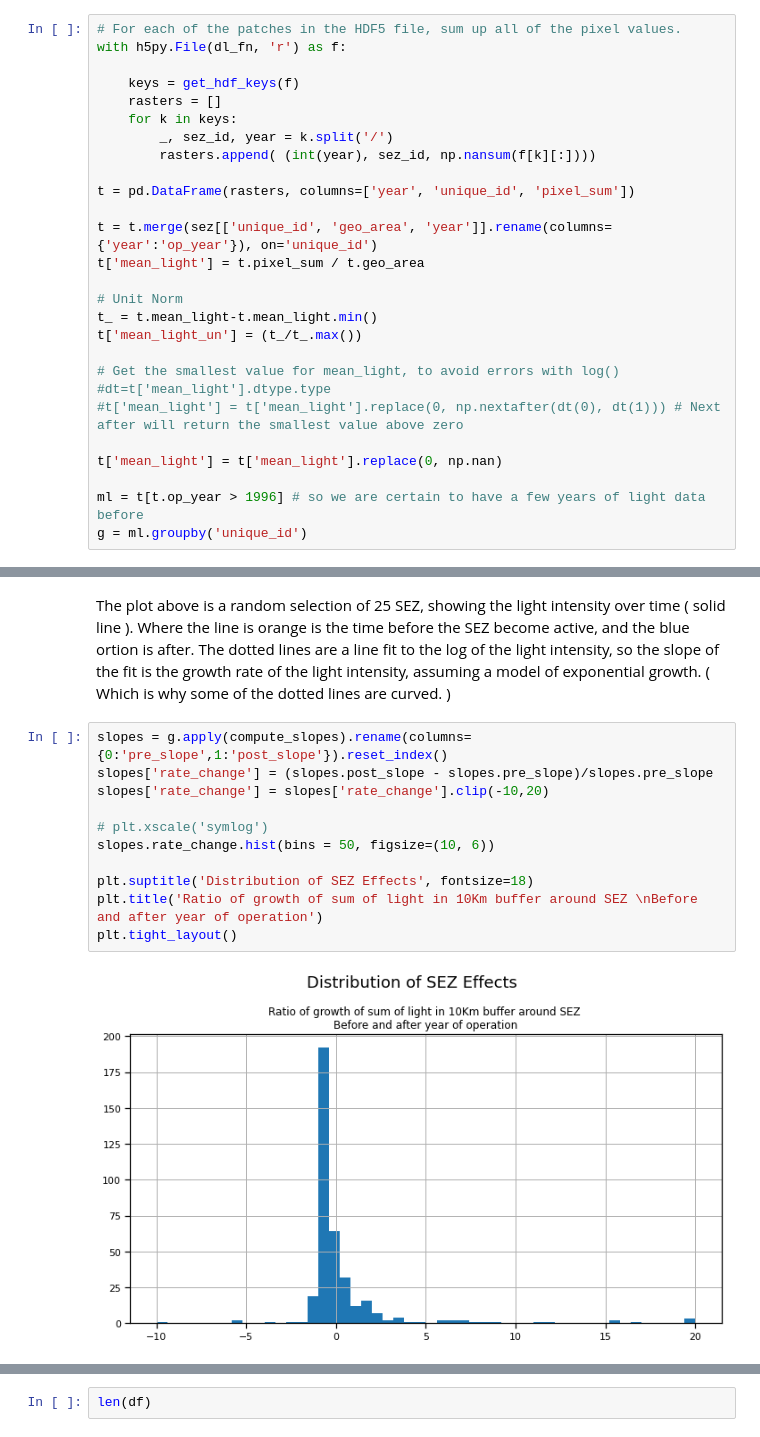
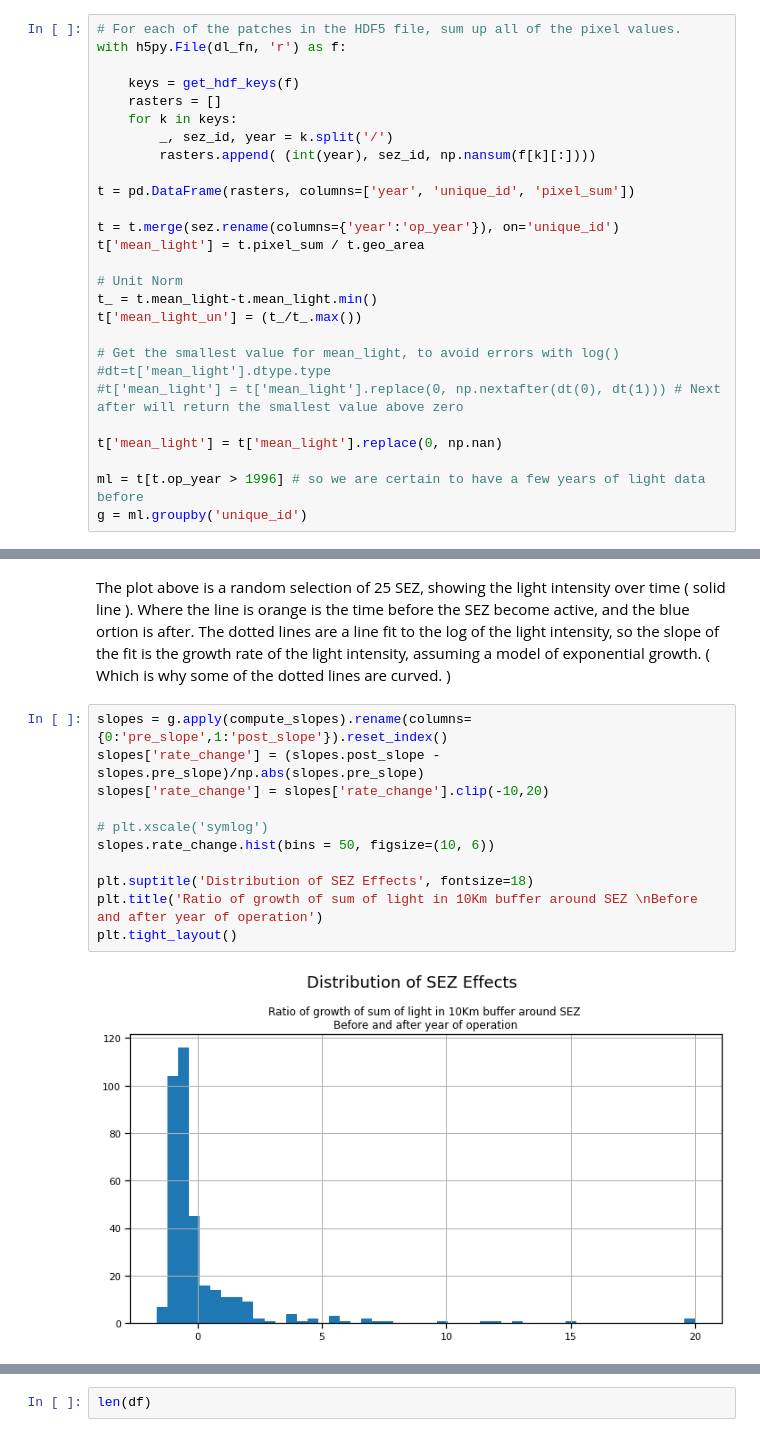
Before and after one commit to sandiegodata-projects/chartercitiesinstitute.org-sez, a Jupyter notebook: notebooks/ericbusboom/02 Circular Patches.ipynb, the cells around one changed output, grey strips where cells are left out. Cells and saved outputs as stored; diff of their text form.

```diff
--- a/notebooks/ericbusboom/02 Circular Patches.ipynb
+++ b/notebooks/ericbusboom/02 Circular Patches.ipynb
@@ -124,7 +124,7 @@ with h5py.File(dl_fn, 'r') as f:
 
 t = pd.DataFrame(rasters, columns=['year', 'unique_id', 'pixel_sum'])
 
-t = t.merge(sez[['unique_id', 'geo_area', 'year']].rename(columns={'year':'op_year'}), on='unique_id')
+t = t.merge(sez.rename(columns={'year':'op_year'}), on='unique_id')
 t['mean_light'] = t.pixel_sum / t.geo_area
 
 # Unit Norm
@@ -235,17 +246,17 @@ plt.tight_layout()
 The plot above is a random selection of 25 SEZ, showing the light intensity over time ( solid line ). Where the line is orange is the time before the SEZ become active, and the blue ortion is after. The dotted lines are a line fit to the log of the light intensity, so the slope of the fit is the growth rate of the light intensity, assuming a model of exponential growth. ( Which is why some of the dotted lines are curved. )
 # %%
 slopes = g.apply(compute_slopes).rename(columns={0:'pre_slope',1:'post_slope'}).reset_index()
-slopes['rate_change'] = (slopes.post_slope - slopes.pre_slope)/slopes.pre_slope
+slopes['rate_change'] = (slopes.post_slope - slopes.pre_slope)/np.abs(slopes.pre_slope)
 slopes['rate_change'] = slopes['rate_change'].clip(-10,20)
 
 # plt.xscale('symlog')
 slopes.rate_change.hist(bins = 50, figsize=(10, 6))
 
 plt.suptitle('Distribution of SEZ Effects', fontsize=18)
 plt.title('Ratio of growth of sum of light in 10Km buffer around SEZ \nBefore and after year of operation')
 plt.tight_layout()
 # %% [output]
-[figure, old version]
+[figure, new version]
 # %%
 df = sez.merge(slopes[['unique_id','rate_change']])
 df.head().T
```
Also changed, not shown: parts of 16 cells of this notebook, 2 other files.
